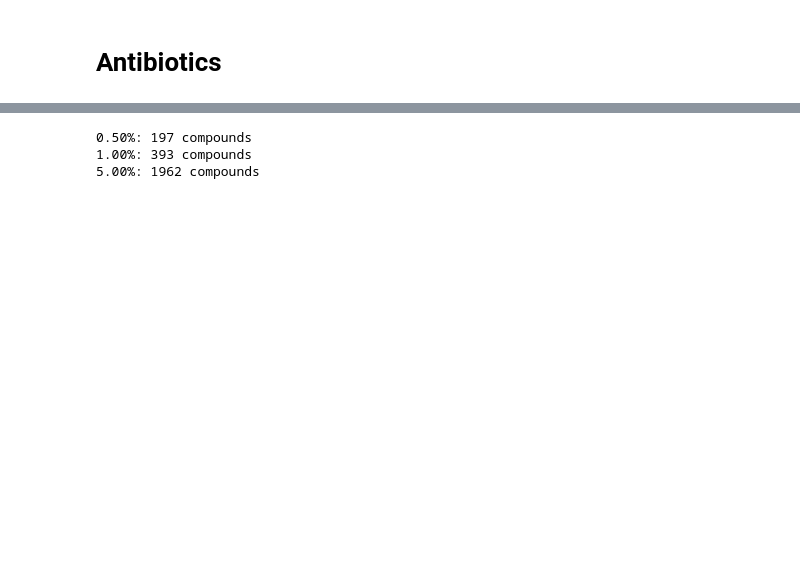
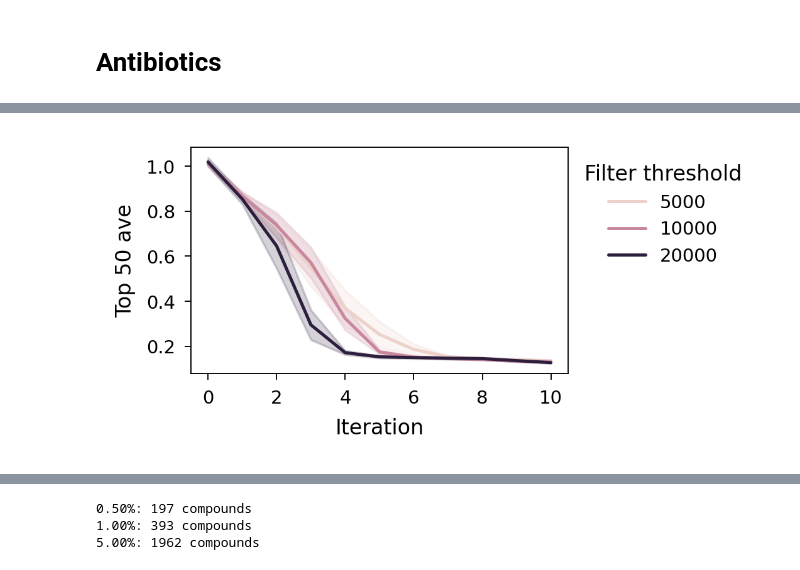
Before and after one commit to jenna-fromer/qPO, a Jupyter notebook: figures/figures.ipynb, the cells around one changed output, grey strips where cells are left out. Saved outputs shown, nothing was run; the diff lists cells and outputs as text; code cells hidden in the pictures; blank space fills up the shorter version.

```diff
--- a/figures/figures.ipynb
+++ b/figures/figures.ipynb
@@ -100,3 +142,32 @@ storage = []
 for file in result_dir.rglob('wong_antibiotics*.json'):
     with open(file, 'r') as f:
         storage.extend(json.load(f))
+# %%
+all_data = pd.read_csv(data_dir / 'wong_antibiotics.csv')
+all_smiles = list(all_data['smiles'])
+test_data = {smi: score for smi, score in zip(all_smiles, all_data['Mean_50uM'])}
+
+k = [0.005, 0.01, 0.05]
+kN = [int(np.ceil(kk*len(test_data))) for kk in k]
+for ki, kNi in zip(k, kN): print(f'{100*ki:0.2f}%: {kNi} compounds')
+top_smis = {kk: set(sorted(list(test_data), key = lambda smi: test_data[smi])[:kk]) for kk in kN}
+
+top_score = min(test_data.values())
+
+for entry in storage:
+    for kkN, kk in zip(kN, k):
+        entry[f'Fraction top {100*kk:0.2f}%'] = len(top_smis[kkN].intersection(set(entry["All acquired points"].keys())))/kkN
+    a = entry.pop("All acquired points")
+    entry.pop("New acquired points")
+    entry['Simple Regret'] = min(a.values()) - top_score
+
+data = pd.DataFrame(storage).sort_values(by=['Method', 'Iteration'], key=lambda x: x.map(method_order))
+data.head()
+
+cumulative_regret = []
+for index, row in data.iterrows():
+    prev_iter_rows = data[(data.Iteration <= row.Iteration) & (data.Method==row.Method) & (data['Random seed']==row['Random seed'])]
+    cumulative_regret.append(sum(prev_iter_rows['Simple Regret']))
+
+data['Cumulative Regret'] = cumulative_regret
+data.head()
@@ -102,0 +184,12 @@ for file in result_dir.rglob('wong_antibiotics*.json'):
+# %%
+y = 'Top 50 ave'
+fig, ax = plt.subplots(1,1)
+sns.lineplot(
+    data=data, x='Iteration', y=y,
+    hue='Filter threshold',
+    ax=ax, errorbar=("se", 1))
+plot_utils.set_size(w=2, h=1.2, ax=ax)
+sns.move_legend(ax, "upper left", bbox_to_anchor=(1, 1))
+fig.savefig(fig_dir / 'threshold' / f'{y}.pdf', bbox_inches='tight', transparent=True)
+# %% [output]
+[figure, added]
```
Also changed, not shown: parts of 24 cells of this notebook, 1 other file.
